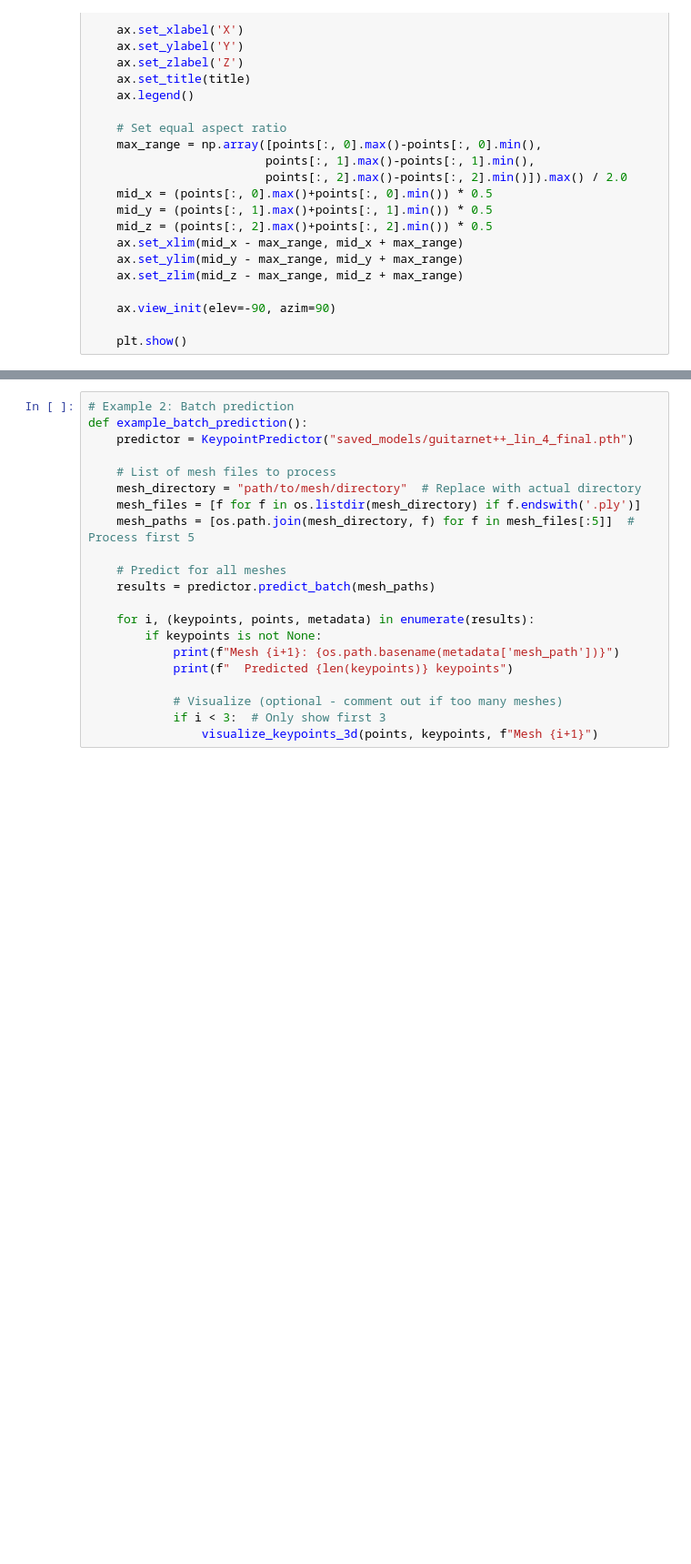
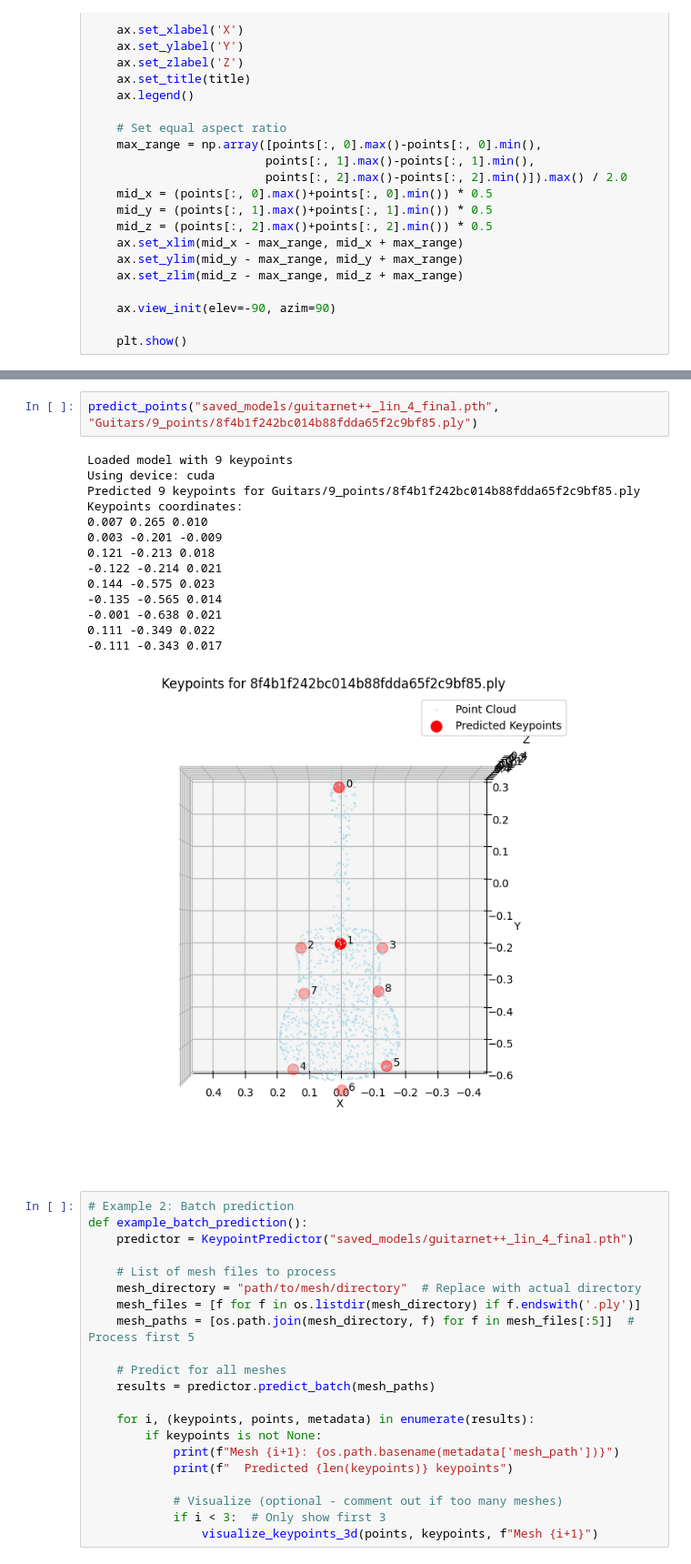
Before and after one commit to StevenZev/MLP-Mesh-Keypoint-Inference, a Jupyter notebook: load_train_short.ipynb, the cells around one changed output, grey strips where cells are left out. Shown: that part at 91% size. Drawn from its saved outputs; the diff is of its cells as text; blank space fills up the shorter version.

```diff
--- a/load_train_short.ipynb
+++ b/load_train_short.ipynb
@@ -515,3 +526,20 @@ Keypoints coordinates:
+# %%
+predict_points("saved_models/guitarnet++_lin_4_final.pth", "Guitars/9_points/8f4b1f242bc014b88fdda65f2c9bf85.ply")
+# %% [output]
+Loaded model with 9 keypoints
+Using device: cuda
+Predicted 9 keypoints for Guitars/9_points/8f4b1f242bc014b88fdda65f2c9bf85.ply
+Keypoints coordinates:
+0.007 0.265 0.010
+0.003 -0.201 -0.009
+0.121 -0.213 0.018
+-0.122 -0.214 0.021
+0.144 -0.575 0.023
+-0.135 -0.565 0.014
+-0.001 -0.638 0.021
+0.111 -0.349 0.022
+-0.111 -0.343 0.017
+[figure, added]
 # %%
 # Example 2: Batch prediction
 def example_batch_prediction():
```
Also changed, not shown: parts of 5 cells of this notebook, 23 other files.
